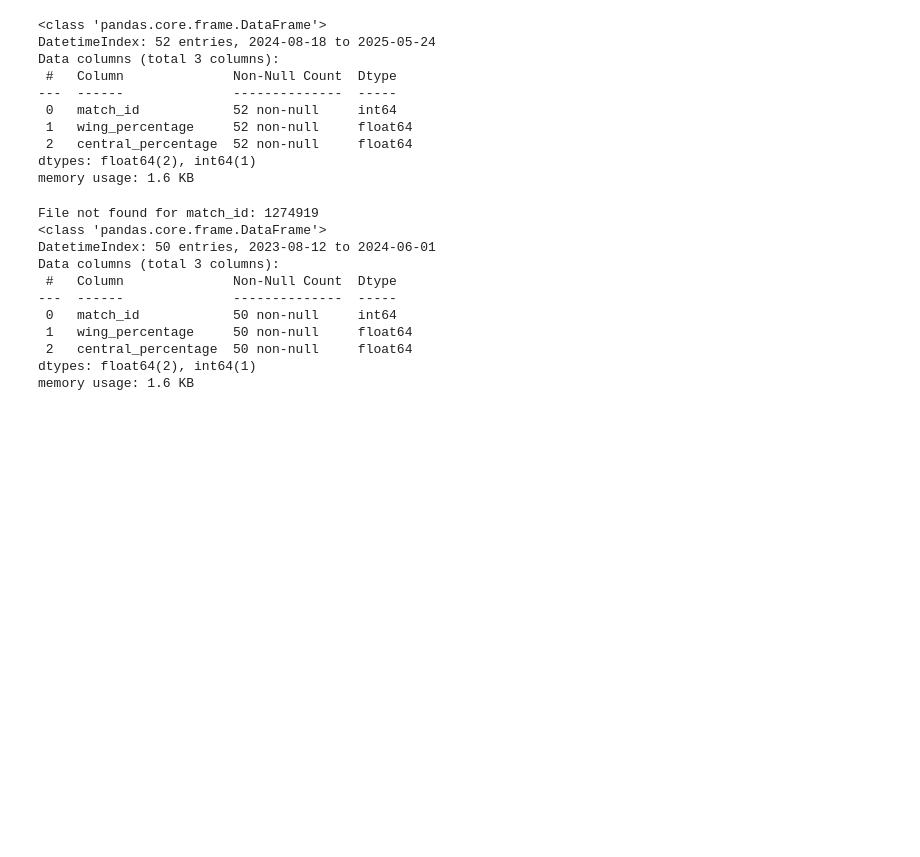
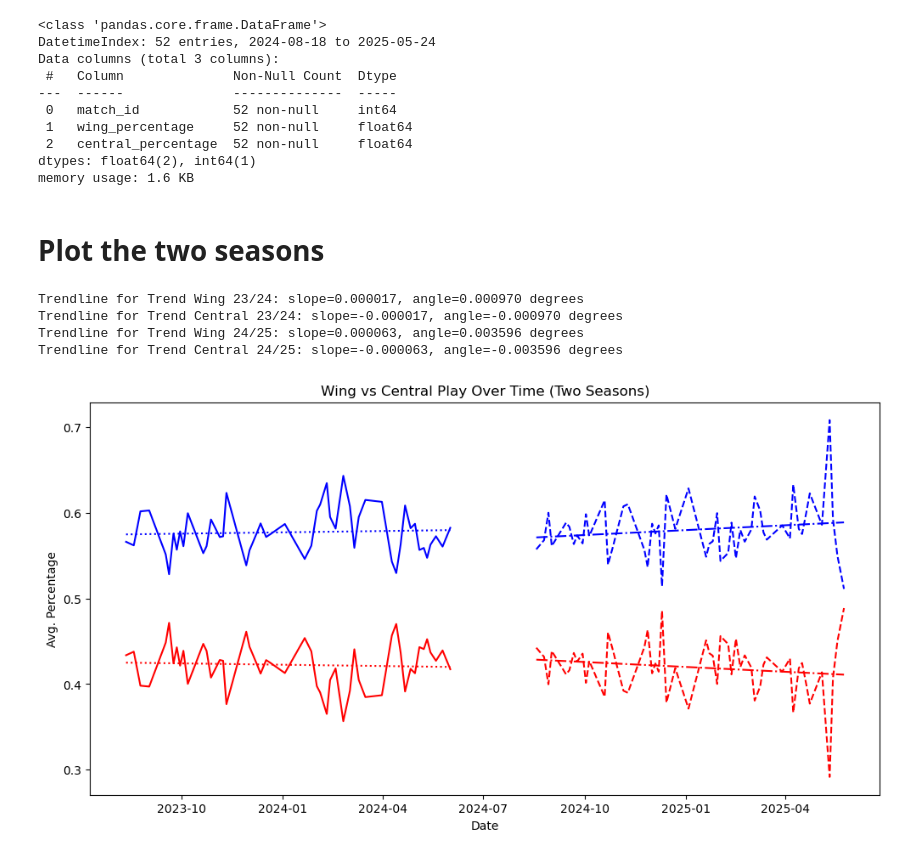
Before and after one commit to MarijnSt/soccermatics-project-3, a Jupyter notebook: explore_data.ipynb, the cells around one changed output. Cells and saved outputs as stored; diff of their text form; code cells hidden in the pictures; blank space fills up the shorter version.

Commit message:
plot timeseries and trend

```diff
--- a/explore_data.ipynb
+++ b/explore_data.ipynb
@@ -307,18 +323,45 @@ Data columns (total 3 columns):
  2   central_percentage  52 non-null     float64
 dtypes: float64(2), int64(1)
 memory usage: 1.6 KB
-# %%
-season_ts_23_24 = make_season_timeseries(season_23_24_matches)
-season_ts_23_24.info()
-# %% [output]
-File not found for match_id: 1274919
-<class 'pandas.core.frame.DataFrame'>
-DatetimeIndex: 50 entries, 2023-08-12 to 2024-06-01
-Data columns (total 3 columns):
- #   Column              Non-Null Count  Dtype
----  ------              --------------  -----
- 0   match_id            50 non-null     int64
- 1   wing_percentage     50 non-null     float64
- 2   central_percentage  50 non-null     float64
-dtypes: float64(2), int64(1)
-memory usage: 1.6 KB
+# %% [markdown]
+# Plot the two seasons
+# %%
+import numpy as np
+
+def add_trendline(df, col, color, linestyle, label):
+    # Convert dates to ordinal for fitting
+    x = df.index.map(lambda d: d.toordinal())
+    y = df[col]
+    z = np.polyfit(x, y, 1)
+    p = np.poly1d(z)
+    plt.plot(df.index, p(x), color=color, linestyle=linestyle, label=label)
+    # Calculate and print the angle in degrees
+    slope = z[0]
+    angle_rad = np.arctan(slope)
+    angle_deg = np.degrees(angle_rad)
+    print(f"Trendline for {label}: slope={slope:.6f}, angle={angle_deg:.6f} degrees")
+
+plt.figure(figsize=(12, 6))
+
+# Original lines
+plt.plot(season_ts_23_24.index, season_ts_23_24['wing_percentage'], color='blue', label='Wing Play 23/24')
+plt.plot(season_ts_23_24.index, season_ts_23_24['central_percentage'], color='red', label='Central Play 23/24')
+plt.plot(season_ts_24_25.index, season_ts_24_25['wing_percentage'], color='blue', linestyle='--', label='Wing Play 24/25')
+plt.plot(season_ts_24_25.index, season_ts_24_25['central_percentage'], color='red', linestyle='--', label='Central Play 24/25')
+
+# Trendlines with angle printout
+add_trendline(season_ts_23_24, 'wing_percentage', 'blue', ':', 'Trend Wing 23/24')
+add_trendline(season_ts_23_24, 'central_percentage', 'red', ':', 'Trend Central 23/24')
+add_trendline(season_ts_24_25, 'wing_percentage', 'blue', '-.', 'Trend Wing 24/25')
+add_trendline(season_ts_24_25, 'central_percentage', 'red', '-.', 'Trend Central 24/25')
+
+plt.xlabel('Date')
+plt.ylabel('Avg. Percentage')
+plt.title('Wing vs Central Play Over Time (Two Seasons)')
+plt.show()
+# %% [output]
+Trendline for Trend Wing 23/24: slope=0.000017, angle=0.000970 degrees
+Trendline for Trend Central 23/24: slope=-0.000017, angle=-0.000970 degrees
+Trendline for Trend Wing 24/25: slope=0.000063, angle=0.003596 degrees
+Trendline for Trend Central 24/25: slope=-0.000063, angle=-0.003596 degrees
+[figure, added]
```
Also changed, not shown: parts of 2 cells of this notebook.
